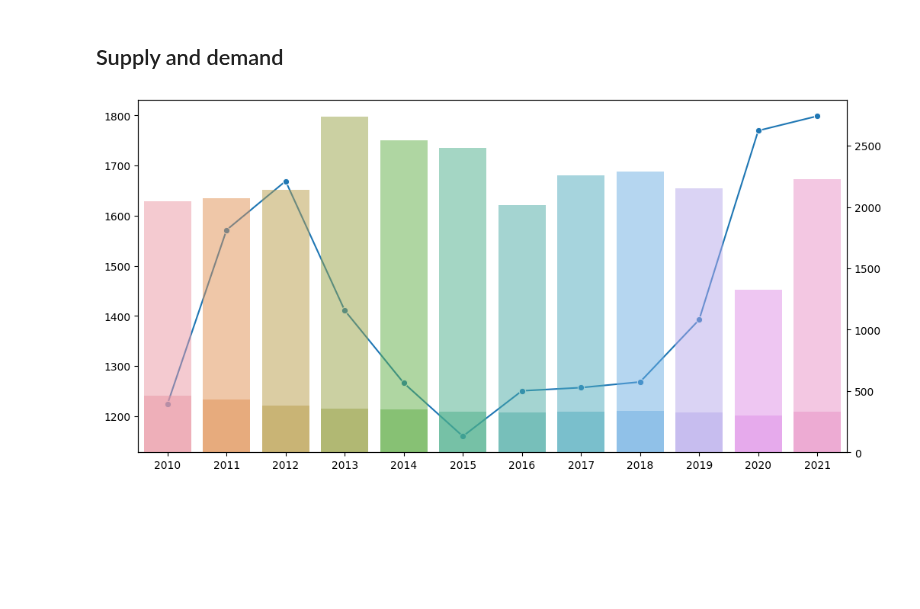
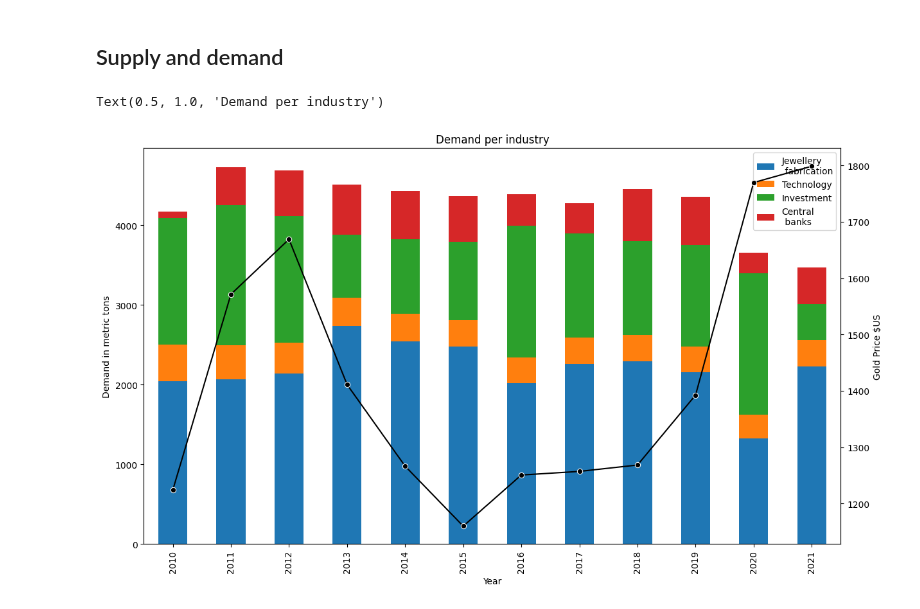
Before and after one commit to maxbranting/gold-forecast, a Jupyter notebook: plots.ipynb, the cells around one changed output. Cells and saved outputs as stored; diff of their text form; code cells hidden in the pictures; blank space fills up the shorter version.

Commit message:
first two plots finished

```diff
--- a/plots.ipynb
+++ b/plots.ipynb
@@ -20,23 +20,23 @@ plt.show()
 # %%
 demand = {'year':[2010,2011,2012,2013,2014,2015,2016,2017,2018,2019,2020,2021],
         'Jewellery\n fabrication':[2044.9, 2069.4,2140.9,2735.3,2544.4,2479.2,2018.8,2257.5,2290, 2152.1,1324.4,2229.5],
         'Technology':[460.7,429.1,382.3,355.8,348.4,331.7,323,332.6,334.8,326,302.8,330.2],
         'Investment':[1586.4,1749.8,1591.4,793.2,932.2,978,1654.7,1309.6,1173.3,1274.9,1769.2,453.8],
-        'Central\n banks':[79.2,480.8,569.2,629.4,601.1,579.6,394.9,378.6,656.2,605.4,255,453.8],
+        'Central\n banks':[79.2,480.8,569.2,629.4,601.1,579.6,394.9,378.6,656.2,605.4,255,453.8],}
+gprice = {'year':[2010,2011,2012,2013,2014,2015,2016,2017,2018,2019,2020,2021],
         'LMBA Gold Price\n (US$/Oz)':[1224.5,1571.5,1669,1411.2,1266.4,1160.1,1250.8,1257.2,1268.5,1392.6,1769.6,1798.6]}
 
-fig, ax1 = plt.subplots(figsize=(12,6))
+demanddf = pd.DataFrame(demand)
 
-sns.lineplot(data = demand['LMBA Gold Price\n (US$/Oz)'], marker='o', sort = False, ax=ax1)
+fig, ax1 = plt.subplots(figsize=(14,8))
+
+demanddf.set_index('year').plot(kind='bar', stacked=True, ax=ax1)
 ax2 = ax1.twinx()
-
-bar1 = sns.barplot(data = demand, x='year', y='Jewellery\n fabrication', alpha=0.5, ax=ax2)
-bar2 = sns.barplot(data = demand, x='year', y='Technology', alpha=0.5, ax=ax2)
-
-top_bar = mpatches.Patch(color='darkblue', label='smoker = No')
-bottom_bar = mpatches.Patch(color='lightblue', label='smoker = Yes')
-plt.legend(handles=[top_bar, bottom_bar])
-
-plt.show()
+sns.lineplot(data = gprice['LMBA Gold Price\n (US$/Oz)'], marker='o', sort = False, color='black', ax=ax2)
+ax1.set_xlabel('Year')
+ax1.set_ylabel('Demand in metric tons')
+ax2.set_ylabel('Gold Price $US')
+plt.title('Demand per industry')
 # %% [output]
+Text(0.5, 1.0, 'Demand per industry')
-[figure, old version]
+[figure, new version]
```
Also changed, not shown: parts of 1 cell of this notebook.
